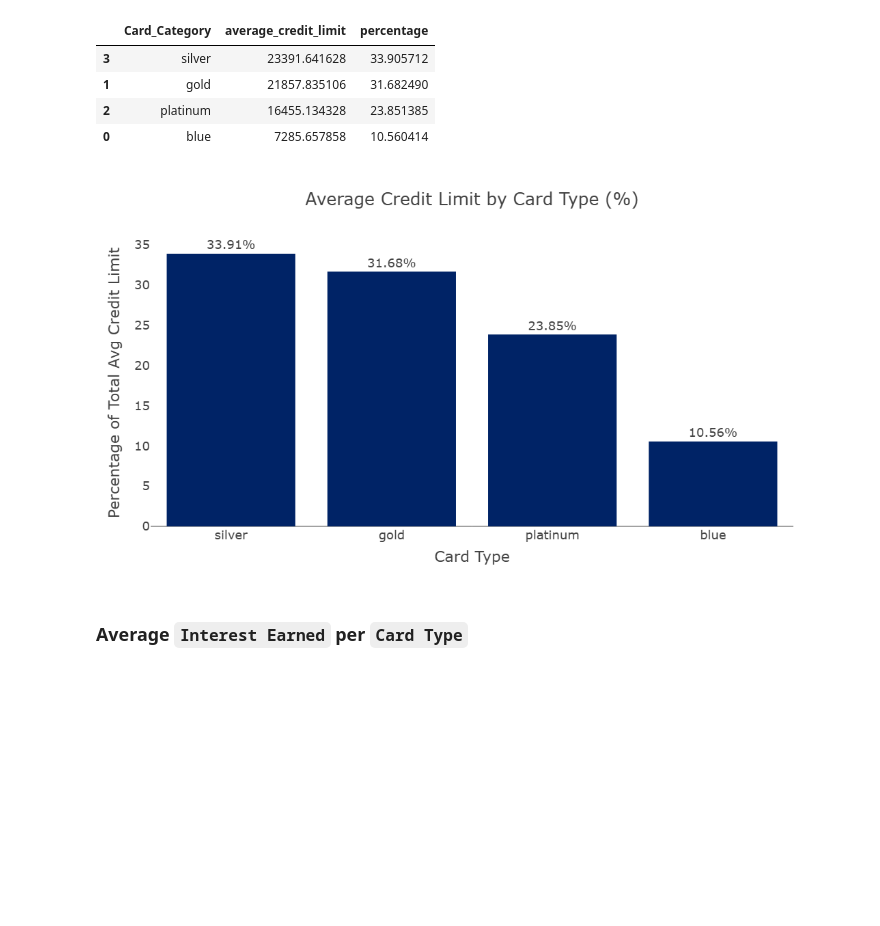
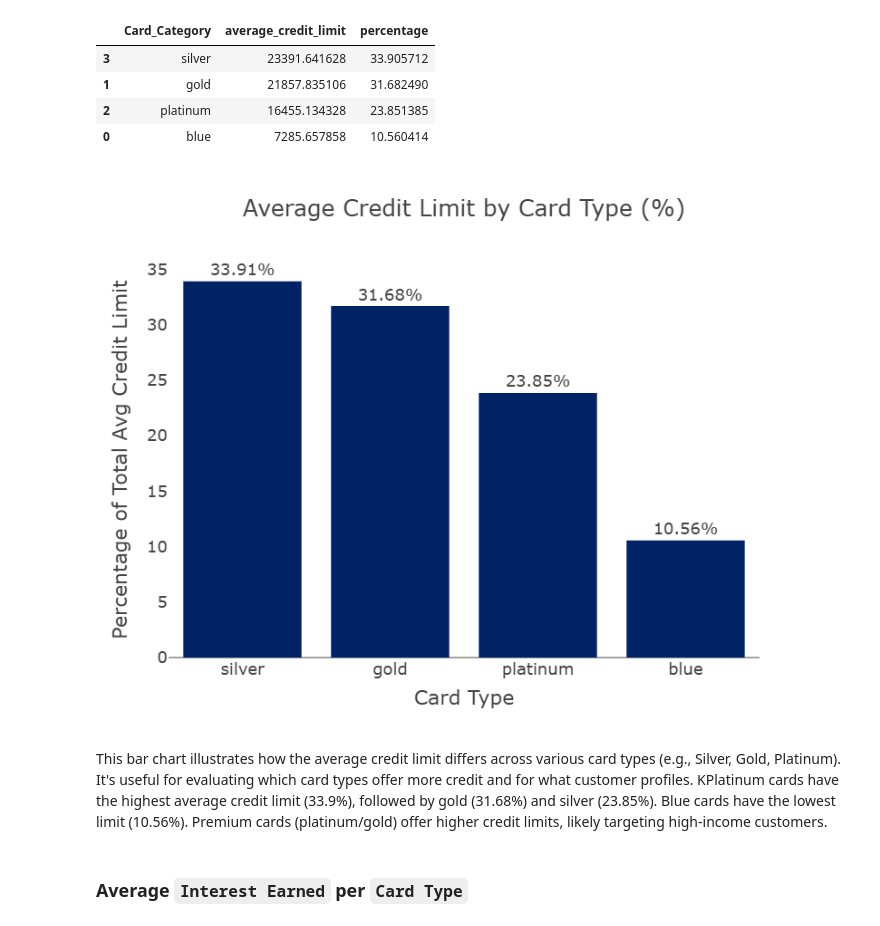
Before and after one commit to NadiaHirwa/Credit-Card-Financial, a Jupyter notebook: notebooks/Data_Analysis.ipynb, the cells around one changed output. Cells and saved outputs as stored; diff of their text form; code cells hidden in the pictures; blank space fills up the shorter version.

```diff
--- a/notebooks/Data_Analysis.ipynb
+++ b/notebooks/Data_Analysis.ipynb
@@ -321,6 +427,16 @@ avg_credit_by_card
 | 2 | platinum | 16455.134328 | 23.851385 |
 | 0 | blue | 7285.657858 | 10.560414 |
 # %%
+Purpose: Shows the distribution of average credit limits across different card types.
+
+Key Insights:
+
+Platinum cards have the highest average credit limit (33.9%), followed by gold (31.68%) and silver (23.85%).
+
+Blue cards have the lowest limit (10.56%).
+
+Implication: Premium cards (platinum/gold) offer higher credit limits, likely targeting high-income customers.
+
 fig = px.bar(
     avg_credit_by_card,
     x='Card_Category',
@@ -328,34 +444,39 @@ fig = px.bar(
     title='Average Credit Limit by Card Type (%)',
     color_discrete_sequence=['#002366'],
     text='percentage',
     height=600,
     width=1000
 )
 
 fig.update_layout(
     template="presentation",
     xaxis_title="Card Type",
     yaxis_title="Percentage of Total Avg Credit Limit",
     legend_title_text=None,
     paper_bgcolor="rgba(0, 0, 0, 0)",
     plot_bgcolor="rgba(0, 0, 0, 0)",
     xaxis=dict(showgrid=False),
     yaxis=dict(showgrid=False)
 )
 
 fig.update_traces(
     texttemplate="%{text:.2f}%",
     textposition="outside",
     marker_line_width=0
 )
 
 fig.write_image(os.path.join(results_dir, 'Avg_Credit_Limit_by_Card_Type.jpg'))
 fig.write_image(os.path.join(results_dir, 'Avg_Credit_Limit_by_Card_Type.png'))
 fig.write_html(os.path.join(results_dir, 'Avg_Credit_Limit_by_Card_Type.html'))
 
 fig.show()
 # %% [output]
-[figure, old version]
+[figure, new version]
+# %% [markdown]
+This bar chart illustrates how the average credit limit differs across various card types (e.g., Silver, Gold, Platinum). It's useful for evaluating which card types offer more credit and for what customer profiles.
+KPlatinum cards have the highest average credit limit (33.9%), followed by gold (31.68%) and silver (23.85%).
+Blue cards have the lowest limit (10.56%).
+Premium cards (platinum/gold) offer higher credit limits, likely targeting high-income customers.
 # %% [markdown]
 ### Average `Interest Earned` per `Card Type`
 # %%
```
Also changed, not shown: parts of 38 cells of this notebook, 21 other files.
